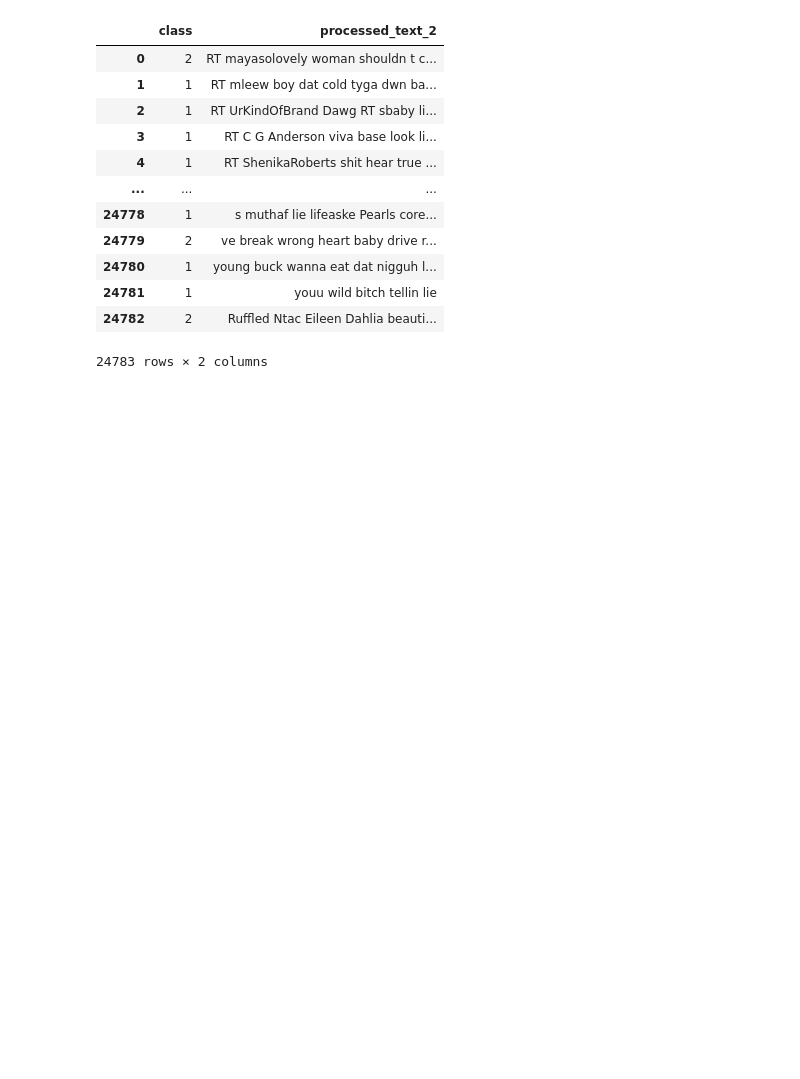
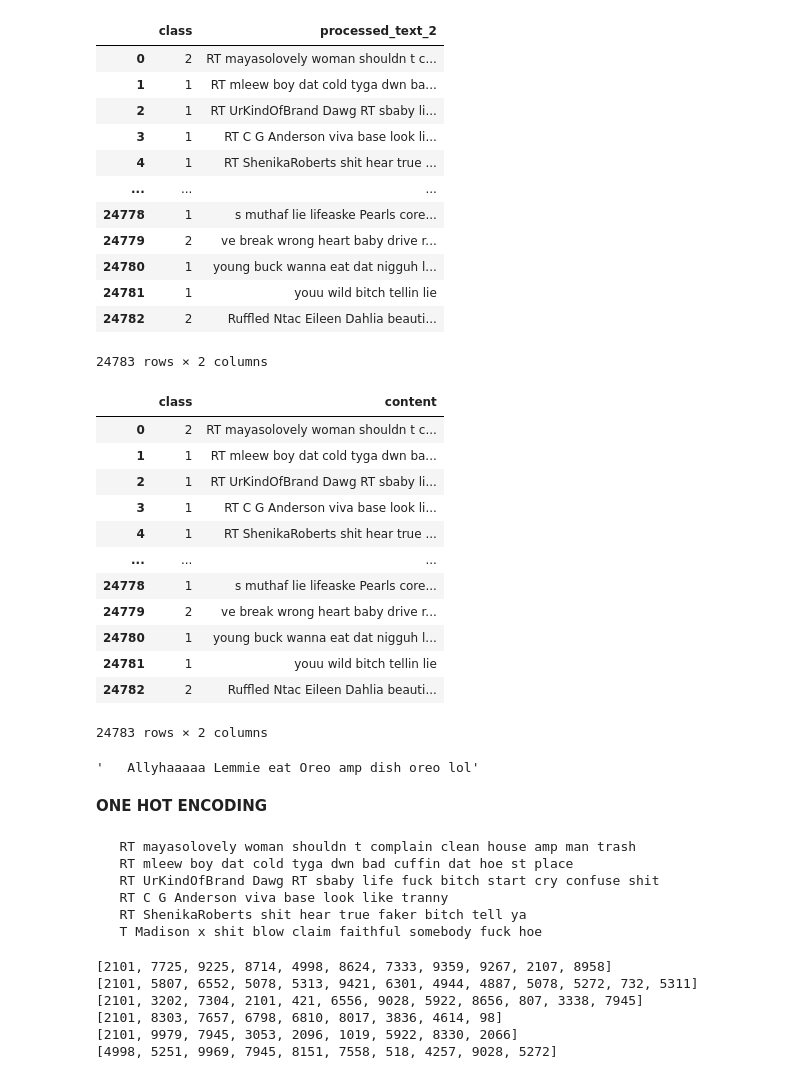
Before and after one commit to kartikrupal/Hate-Speech, a Jupyter notebook: main.ipynb, the cells around one changed output. Drawn from its saved outputs; the diff is of its cells as text; code cells hidden in the pictures; blank space fills up the shorter version.

```diff
--- a/main.ipynb
+++ b/main.ipynb
@@ -243,3 +250,26 @@ df
 | 24781 | 1 | youu wild bitch tellin lie |
 | 24782 | 2 | Ruffled Ntac Eileen Dahlia beauti... |
 24783 rows × 2 columns
+# %%
+df = df.rename(columns={'processed_text_2': 'content'})
+df
+# %% [output]
+|  | class | content |
+| 0 | 2 | RT mayasolovely woman shouldn t c... |
+| 1 | 1 | RT mleew boy dat cold tyga dwn ba... |
+| 2 | 1 | RT UrKindOfBrand Dawg RT sbaby li... |
+| 3 | 1 | RT C G Anderson viva base look li... |
+| 4 | 1 | RT ShenikaRoberts shit hear true ... |
+| ... | ... | ... |
+| 24778 | 1 | s muthaf lie lifeaske Pearls core... |
+| 24779 | 2 | ve break wrong heart baby drive r... |
+| 24780 | 1 | young buck wanna eat dat nigguh l... |
+| 24781 | 1 | youu wild bitch tellin lie |
+| 24782 | 2 | Ruffled Ntac Eileen Dahlia beauti... |
+24783 rows × 2 columns
+# %%
+df['content'].iloc[67]
+# %% [output]
+'   Allyhaaaaa Lemmie eat Oreo amp dish oreo lol'
+# %% [markdown]
+**ONE HOT ENCODING**
@@ -245,0 +282,20 @@ df
+# %%
+for i in range(6):
+  print(df['content'].iloc[i])
+# %% [output]
+   RT mayasolovely woman shouldn t complain clean house amp man trash
+   RT mleew boy dat cold tyga dwn bad cuffin dat hoe st place
+   RT UrKindOfBrand Dawg RT sbaby life fuck bitch start cry confuse shit
+   RT C G Anderson viva base look like tranny
+   RT ShenikaRoberts shit hear true faker bitch tell ya
+   T Madison x shit blow claim faithful somebody fuck hoe
+# %%
+for i in range(6):
+  print(one_hot_representation[i])
+# %% [output]
+[2101, 7725, 9225, 8714, 4998, 8624, 7333, 9359, 9267, 2107, 8958]
+[2101, 5807, 6552, 5078, 5313, 9421, 6301, 4944, 4887, 5078, 5272, 732, 5311]
+[2101, 3202, 7304, 2101, 421, 6556, 9028, 5922, 8656, 807, 3338, 7945]
+[2101, 8303, 7657, 6798, 6810, 8017, 3836, 4614, 98]
+[2101, 9979, 7945, 3053, 2096, 1019, 5922, 8330, 2066]
+[4998, 5251, 9969, 7945, 8151, 7558, 518, 4257, 9028, 5272]
```
Also changed, not shown: parts of 13 cells of this notebook.
